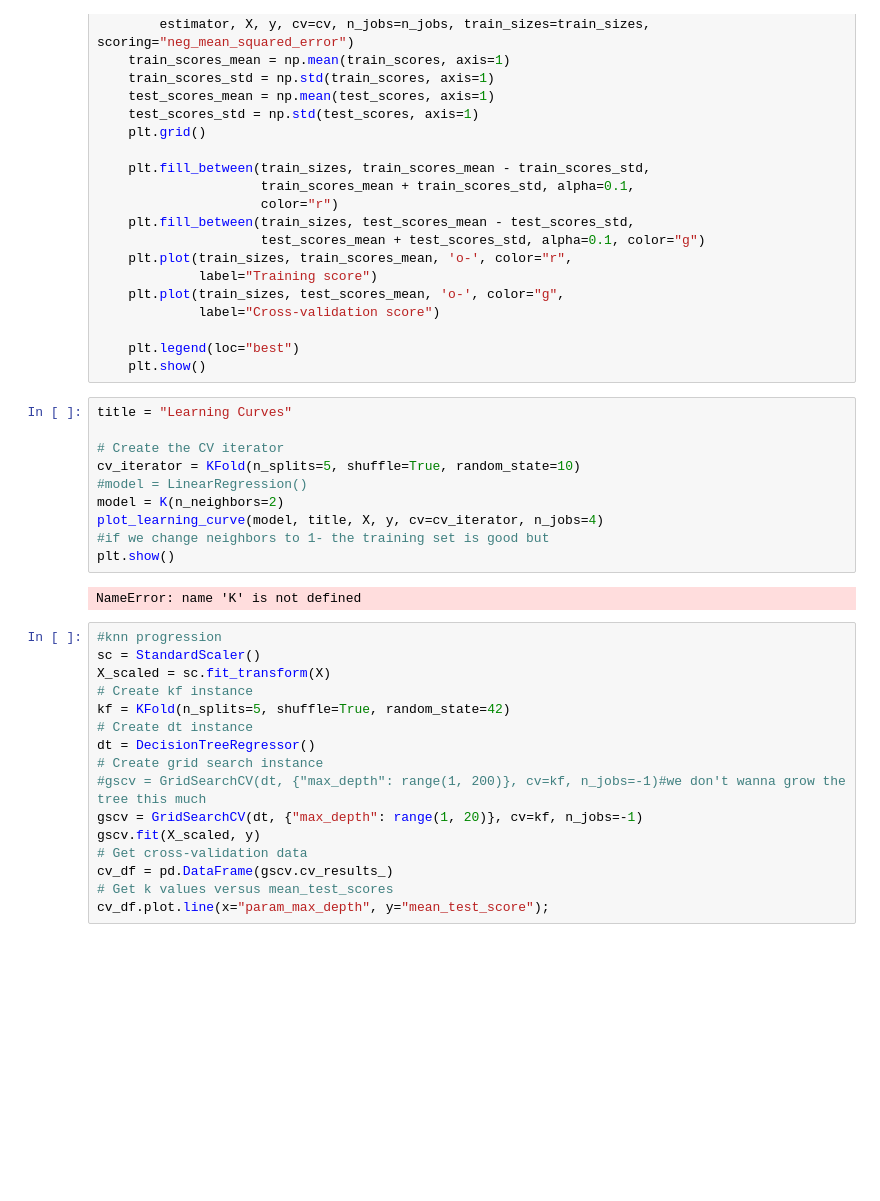
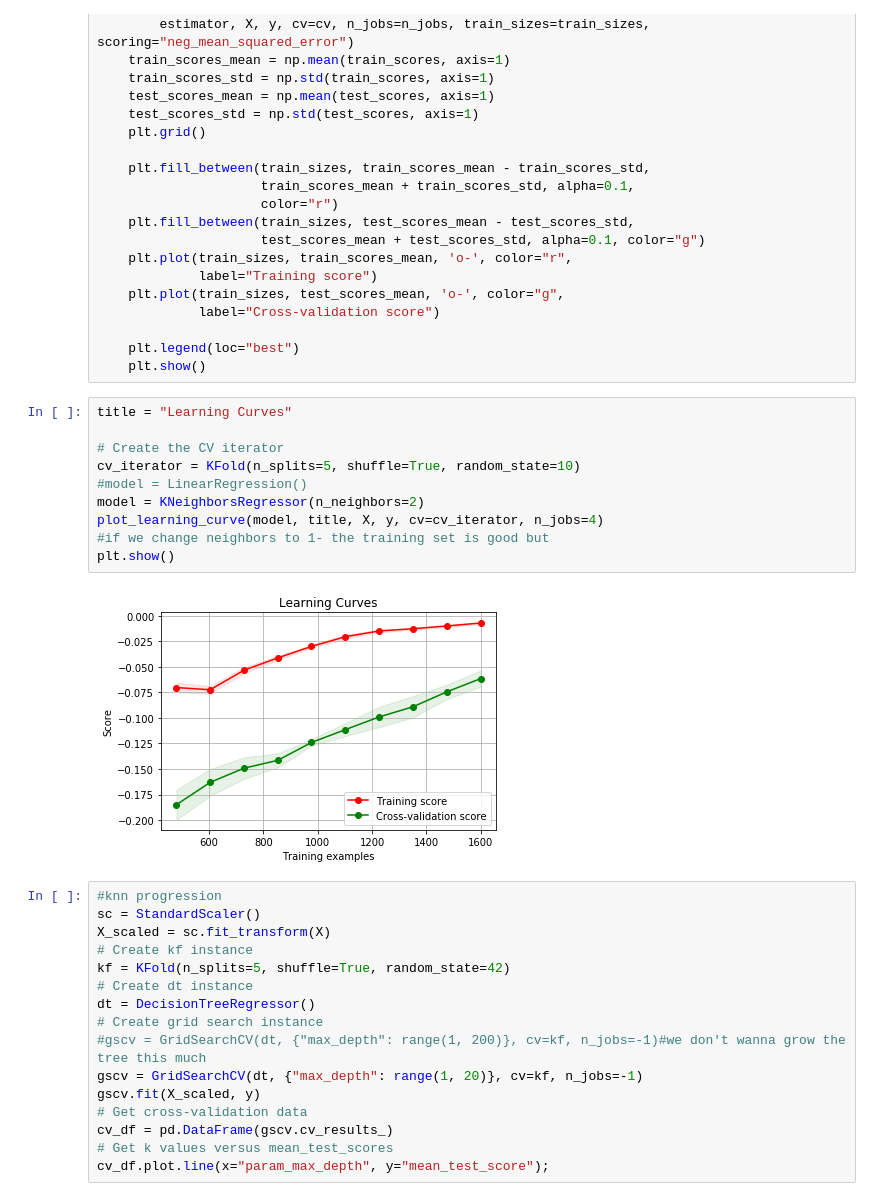
Before and after one commit to madymehlf/final-project, a Jupyter notebook: final-project.ipynb, the cells around one changed output. Cells and saved outputs as stored; diff of their text form; blank space fills up the shorter version.

```diff
--- a/final-project.ipynb
+++ b/final-project.ipynb
@@ -233,15 +236,15 @@ def plot_learning_curve(estimator, title, X, y, ylim=None, cv=None,
 # %%
 title = "Learning Curves"
 
 # Create the CV iterator
 cv_iterator = KFold(n_splits=5, shuffle=True, random_state=10)
 #model = LinearRegression()
-model = K(n_neighbors=2)
+model = KNeighborsRegressor(n_neighbors=2)
 plot_learning_curve(model, title, X, y, cv=cv_iterator, n_jobs=4)
 #if we change neighbors to 1- the training set is good but
 plt.show()
 # %% [output]
-NameError: name 'K' is not defined
+[figure, added]
 # %%
 #knn progression
 sc = StandardScaler()
```
Also changed, not shown: parts of 9 cells of this notebook.
